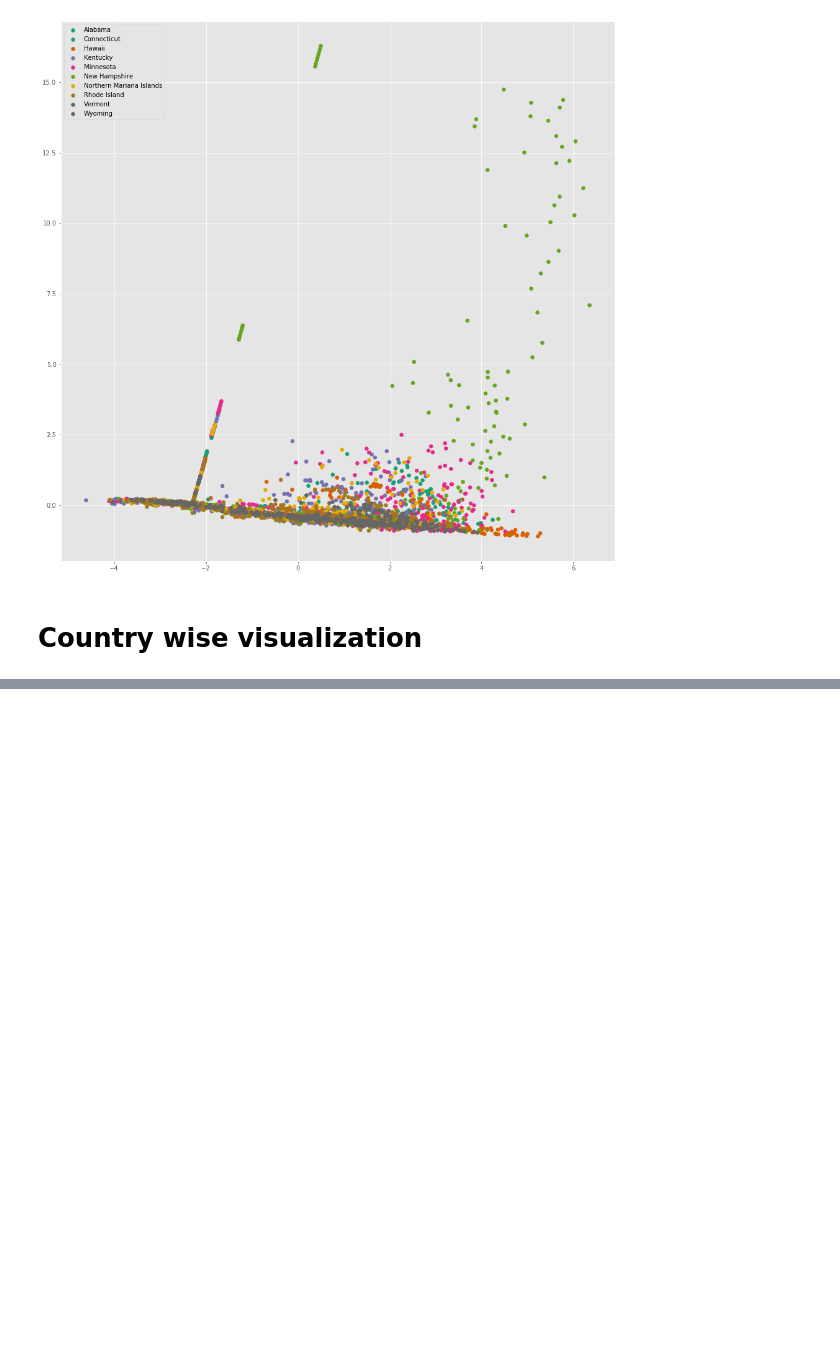
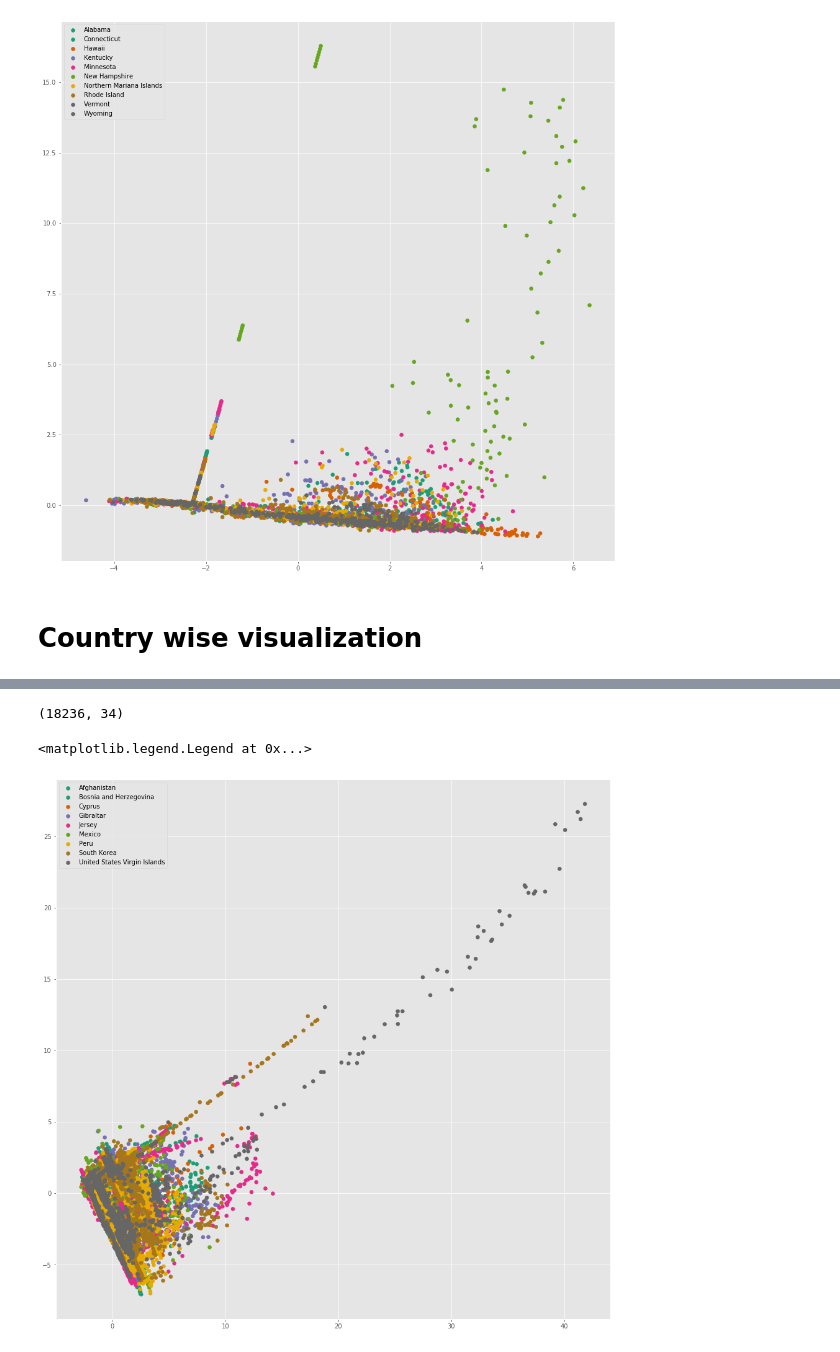
Before and after one commit to hannanabdul55/neural-nets-research-playground, a Jupyter notebook: Should-I-get-out.ipynb, the cells around one changed output, grey strips where cells are left out. Drawn from its saved outputs; the diff is of its cells as text; code cells hidden in the pictures; blank space fills up the shorter version.

Commit message:
Add country-wise merged data

```diff
--- a/Should-I-get-out.ipynb
+++ b/Should-I-get-out.ipynb
@@ -35,7 +35,7 @@ if not path.exists(path_test) or refresh:
 # %%
 url_ob = 'https://raw.githubusercontent.com/owid/covid-19-data/master/public/data/testing/covid-testing-all-observations.csv'
 url_test = 'https://covid.ourworldindata.org/data/owid-covid-data.csv'
-testing = pd.read_csv(url_test)
+testing = pd.read_csv(url_test, parse_dates=['date'],infer_datetime_format=True)
 obs = pd.read_csv(url_ob)
 # display(testing.groupby('location').get_group('India'))
 # %%
@@ -325,0 +356,12 @@ plt.legend(*sc.legend_elements(fmt=mpl.ticker.FuncFormatter(l)))
+# %%
+mob_cty = mobility[mobility['sub_region_1'].isna()][mobility['sub_region_2'].isna()].drop(
+    columns=['sub_region_1', 'sub_region_2', 'country_region_code']).set_index(['country_region', 'date'])
+
+testing_cty = testing[testing['location']!='International'][testing['location']!='World'].drop(columns='iso_code').rename({'location':'country_region'}, axis=1).set_index(['country_region', 'date'])
+mob_cty = mob_cty.reindex(testing_cty.index)
+# display(testing_cty['iso_code'].nunique(), mobility['country_region_code'].nunique())
+
+display(testing_cty)
+# pd.set_option("display.max_rows", 999)
+display(mob_cty)
+# pd.reset_option("display.max_rows")
@@ -325,0 +397,3 @@ plt.legend(*sc.legend_elements(fmt=mpl.ticker.FuncFormatter(l)))
+# %%
+merged_cty = pd.merge(mob_cty, testing_cty, how='outer', sort=True, left_index=True, right_index=True).drop(columns=['tests_units'])
+merged_cty
@@ -325,0 +433,18 @@ plt.legend(*sc.legend_elements(fmt=mpl.ticker.FuncFormatter(l)))
+# %%
+from sklearn.decomposition import TruncatedSVD, PCA
+X_c = preprocessing.scale(merged_cty.fillna(0.0))
+print(X_c.shape)
+svd = make_pipeline(
+                    TruncatedSVD(n_components=2, n_iter=500, random_state=42))
+X_s_c = svd.fit_transform(X_c)
+le = preprocessing.LabelEncoder()
+cma = le.fit_transform(list(map(lambda x: x[0], np.array(merged_cty.index))))
+plt.figure(figsize=(16,16))
+sc_c = plt.scatter(x = X_s_c[:,0], y=X_s_c[:,1], c = cma, cmap='Dark2')
+def l(x,y):
+    return le.inverse_transform(np.array([x.astype(int)]))[0]
+plt.legend(*sc_c.legend_elements(fmt=mpl.ticker.FuncFormatter(l)))
+# %% [output]
+(18236, 34)
+<matplotlib.legend.Legend at 0x...>
+[figure, added]
```
Also changed, not shown: parts of 6 cells of this notebook, 2 other files.
